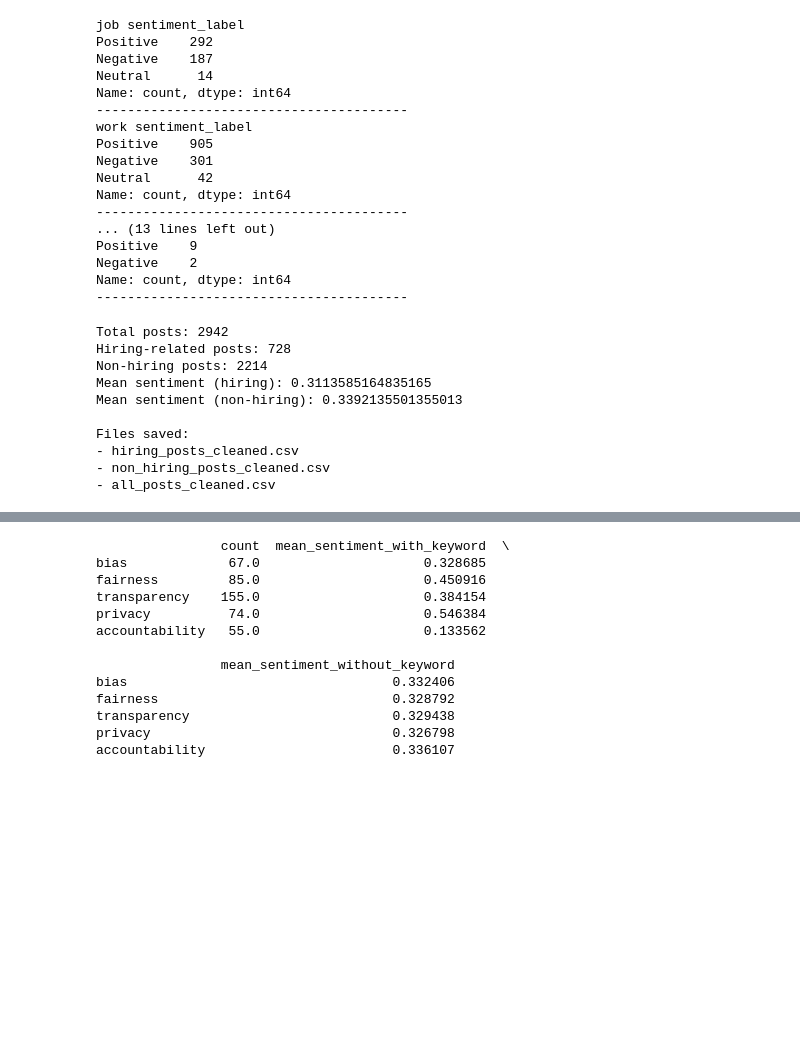
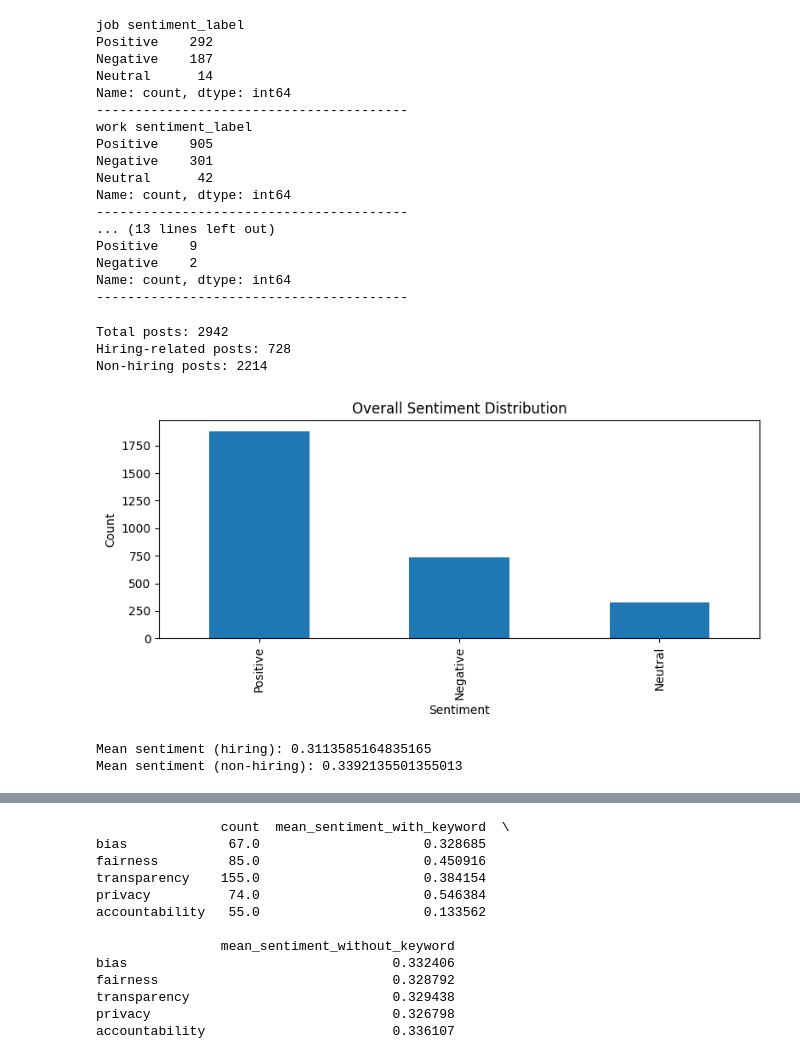
Before and after one commit to rawalnidhi/Reddit-Sentiment-Analysis-NLP, a Jupyter notebook: ai_bias.ipynb, the cells around one changed output, grey strips where cells are left out. Saved outputs shown, nothing was run; the diff lists cells and outputs as text; code cells hidden in the pictures; blank space fills up the shorter version.

```diff
--- a/ai_bias.ipynb
+++ b/ai_bias.ipynb
@@ -325,48 +331,45 @@ df["sentiment"] = df["clean_text"].apply(lambda x: sia.polarity_scores(x)["compo
 df["sentiment_label"] = df["sentiment"].apply(
     lambda x: "Positive" if x > 0.05 else ("Negative" if x < -0.05 else "Neutral")
 )
 
 # --------------------------
 # Sentiment Distribution Plot
 # --------------------------
 plt.figure(figsize=(8,4))
 df["sentiment_label"].value_counts().plot(kind="bar")
 plt.title("Overall Sentiment Distribution")
 plt.xlabel("Sentiment")
 plt.ylabel("Count")
 plt.tight_layout()
-plt.savefig("Sentiment_Distribution.png")
+plt.savefig("images/Sentiment_Distribution.png")
+plt.show()
 plt.close()
 
 # --------------------------
 # Compare Mean Sentiment (Hiring vs Non-Hiring)
 # --------------------------
 mean_hire = df_hire["sentiment"].mean()
 mean_nonhire = df_nonhire["sentiment"].mean()
 
 print("Mean sentiment (hiring):", mean_hire)
 print("Mean sentiment (non-hiring):", mean_nonhire)
 
 # Save subsets for next steps
-df_hire.to_csv("hiring_posts_cleaned.csv", index=False)
-df_nonhire.to_csv("non_hiring_posts_cleaned.csv", index=False)
-df.to_csv("all_posts_cleaned.csv", index=False)
+# df_hire.to_csv("hiring_posts_cleaned.csv", index=False)
+# df_nonhire.to_csv("non_hiring_posts_cleaned.csv", index=False)
+# df.to_csv("all_posts_cleaned.csv", index=False)
 
-print("\nFiles saved:")
-print("- hiring_posts_cleaned.csv")
-print("- non_hiring_posts_cleaned.csv")
-print("- all_posts_cleaned.csv")
+# print("\nFiles saved:")
+# print("- hiring_posts_cleaned.csv")
+# print("- non_hiring_posts_cleaned.csv")
+# print("- all_posts_cleaned.csv")
 # %% [output]
 Total posts: 2942
 Hiring-related posts: 728
 Non-hiring posts: 2214
-Mean sentiment (hiring): 0.3113585164835165
-Mean sentiment (non-hiring): 0.3392135501355013
-
-Files saved:
-- hiring_posts_cleaned.csv
-- non_hiring_posts_cleaned.csv
-- all_posts_cleaned.csv
+[figure, added]
+Mean sentiment (hiring): 0.3113585164835165
+Mean sentiment (non-hiring): 0.3392135501355013
 # %%
 import matplotlib.pyplot as plt
 
```
Also changed, not shown: parts of 20 cells of this notebook, 1 other file.
